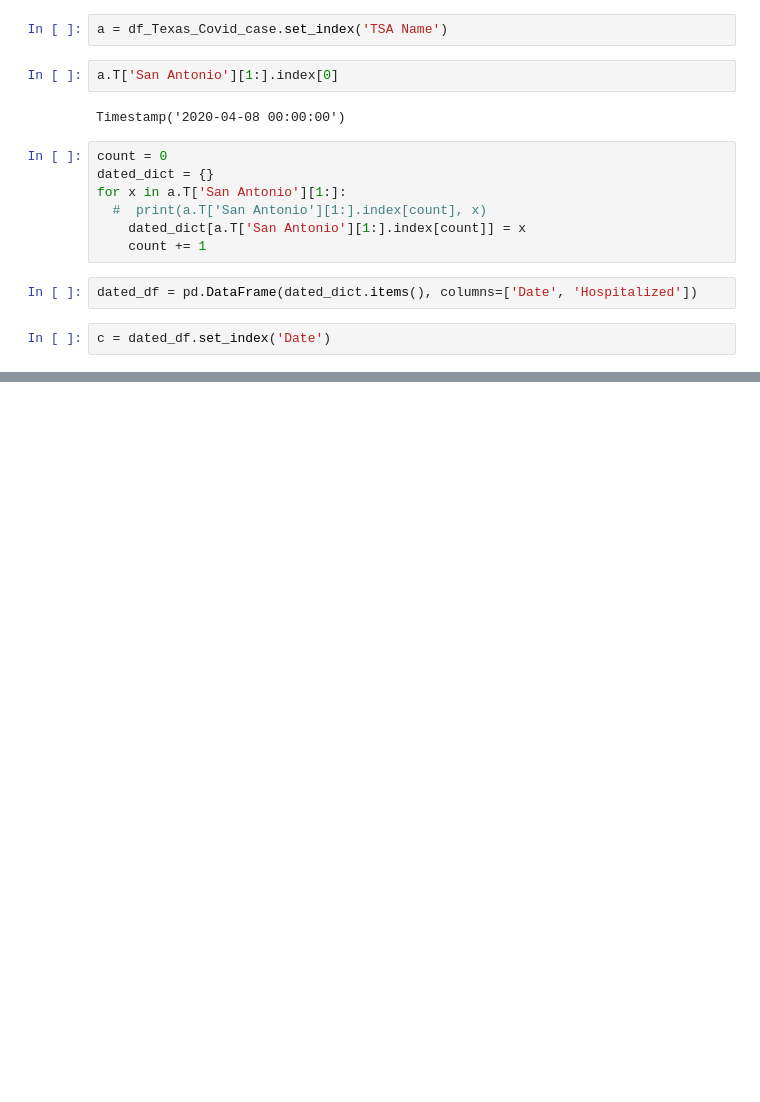
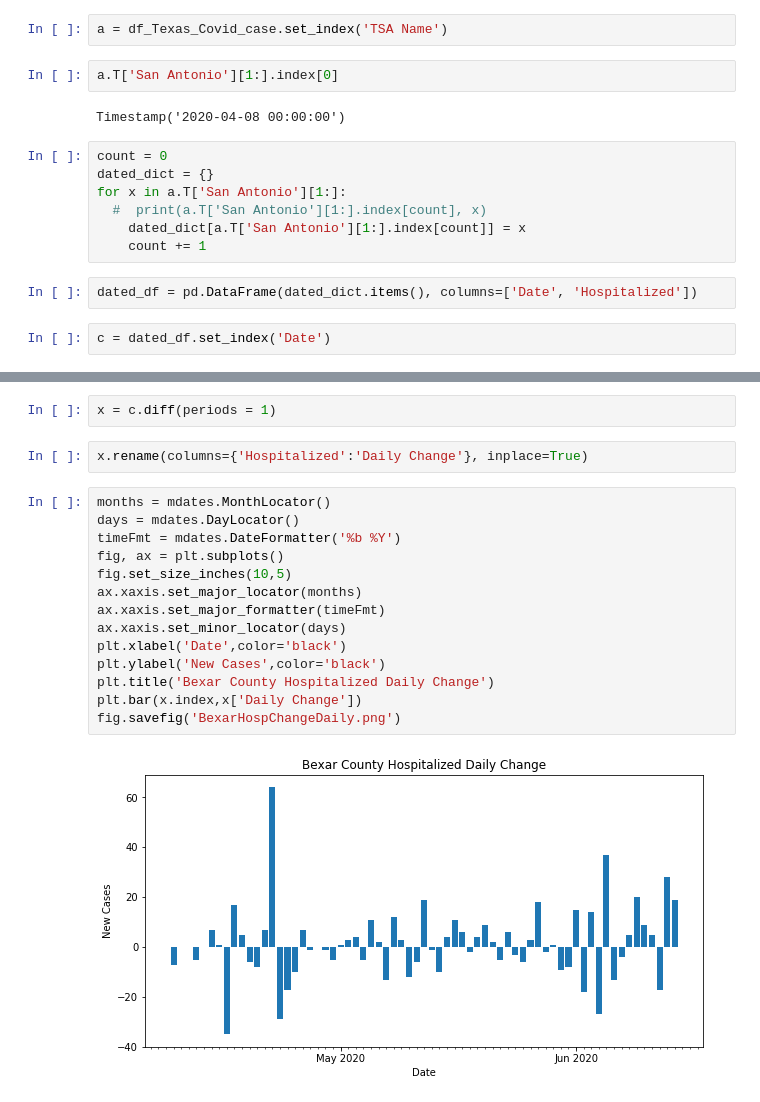
Before and after one commit to ldhagen/Texas_Covid_Data_Notebook, a Jupyter notebook: San_Antonio_Hospitalized_Graph.ipynb, the cells around one changed output, grey strips where cells are left out. Drawn from its saved outputs; the diff is of its cells as text; blank space fills up the shorter version.

```diff
--- a/San_Antonio_Hospitalized_Graph.ipynb
+++ b/San_Antonio_Hospitalized_Graph.ipynb
@@ -66,0 +68,20 @@ c
+# %%
+x = c.diff(periods = 1)
+# %%
+x.rename(columns={'Hospitalized':'Daily Change'}, inplace=True)
+# %%
+months = mdates.MonthLocator()
+days = mdates.DayLocator()
+timeFmt = mdates.DateFormatter('%b %Y')
+fig, ax = plt.subplots()
+fig.set_size_inches(10,5)
+ax.xaxis.set_major_locator(months)
+ax.xaxis.set_major_formatter(timeFmt)
+ax.xaxis.set_minor_locator(days)
+plt.xlabel('Date',color='black')
+plt.ylabel('New Cases',color='black')
+plt.title('Bexar County Hospitalized Daily Change')
+plt.bar(x.index,x['Daily Change'])
+fig.savefig('BexarHospChangeDaily.png')
+# %% [output]
+[figure, added]
```
Also changed, not shown: parts of 3 cells of this notebook, 20 other files.
